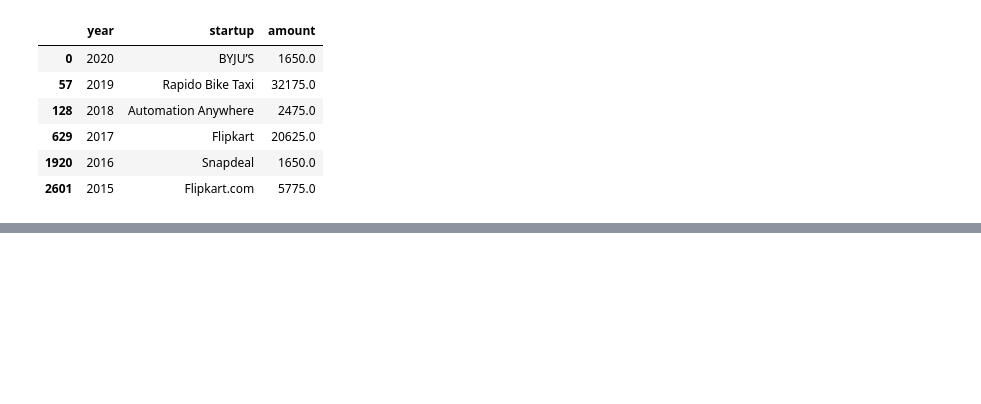
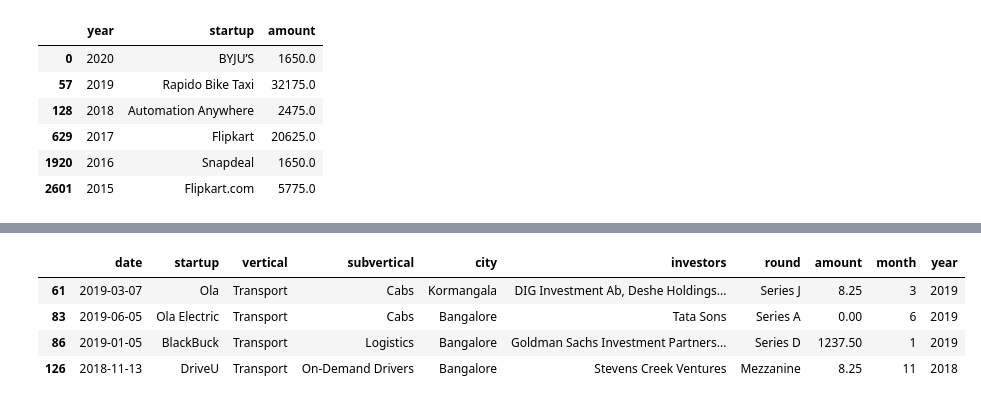
Before and after one commit to nikunj-debug/Streamlit_Startup_Analysis, a Jupyter notebook: Untitled.ipynb, the cells around one changed output, grey strips where cells are left out. Cells and saved outputs as stored; diff of their text form; code cells hidden in the pictures; blank space fills up the shorter version.

```diff
--- a/Untitled.ipynb
+++ b/Untitled.ipynb
@@ -197,0 +223,10 @@ set(startup['investors'].str.split().sum())
+# %%
+st = startup[startup['startup'] == 'Ola'].iloc[0]
+# %%
+startup[st['vertical']==startup['vertical']]
+# %% [output]
+|  | date | startup | vertical | subvertical | city | investors | round | amount | month | year |
+| 61 | 2019-03-07 | Ola | Transport | Cabs | Kormangala | DIG Investment Ab, Deshe Holdings... | Series J | 8.25 | 3 | 2019 |
+| 83 | 2019-06-05 | Ola Electric | Transport | Cabs | Bangalore | Tata Sons | Series A | 0.00 | 6 | 2019 |
+| 86 | 2019-01-05 | BlackBuck | Transport | Logistics | Bangalore | Goldman Sachs Investment Partners... | Series D | 1237.50 | 1 | 2019 |
+| 126 | 2018-11-13 | DriveU | Transport | On-Demand Drivers | Bangalore | Stevens Creek Ventures | Mezzanine | 8.25 | 11 | 2018 |
```
Also changed, not shown: parts of 13 cells of this notebook.
